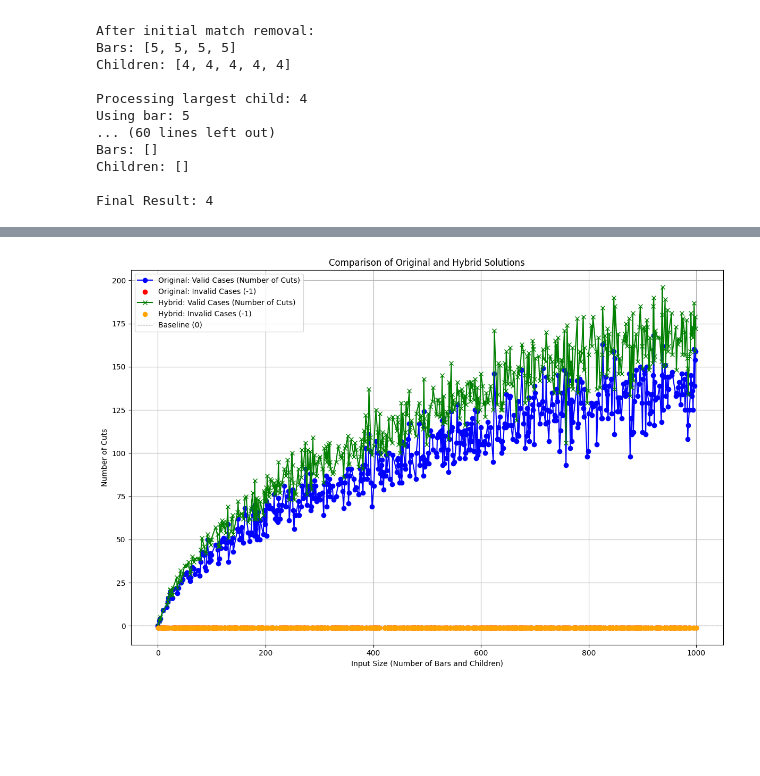
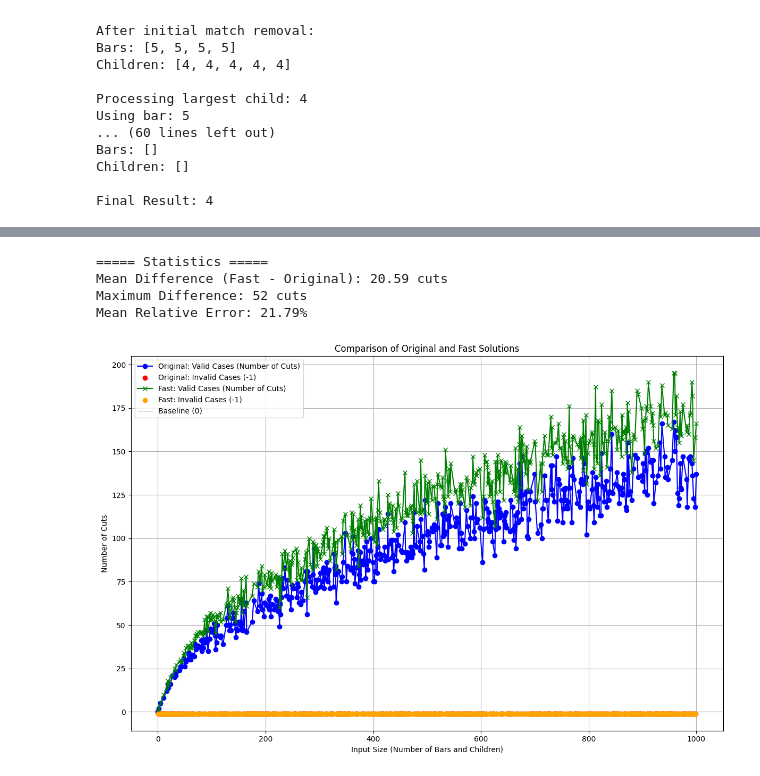
Before and after one commit to kasattack567/Computer-Science, a Jupyter notebook: Chocolate_bar.ipynb, the cells around one changed output, grey strips where cells are left out. Saved outputs shown, nothing was run; the diff lists cells and outputs as text; code cells hidden in the pictures; blank space fills up the shorter version.

```diff
--- a/Chocolate_bar.ipynb
+++ b/Chocolate_bar.ipynb
@@ -339,6 +233,7 @@ PASS
 import random
 import matplotlib.pyplot as plt
 from typing import List
+import statistics
 
 if __name__ == "__main__":
     # Parameters for simulation
@@ -346,11 +241,13 @@ if __name__ == "__main__":
     step = 1  # Incremental step for the size
     sizes = range(0, max_size + 1, step)
 
-    # Results for original and hybrid solutions
+    # Results for original and fast solutions
     valid_results_original = []
     invalid_results_original = []
-    valid_results_hybrid = []
-    invalid_results_hybrid = []
+    valid_results_fast = []
+    invalid_results_fast = []
+    differences = []
+    relative_errors = []
 
     # Run simulations for increasing input sizes
     for size in sizes:
@@ -358,50 +255,71 @@ if __name__ == "__main__":
         children = [random.randint(1, 100) for _ in range(size)]
 
         # Original solution
-        cuts_original = chocolate_challenge(bars[:], children[:])
+        cuts_original = chocolate_challenge(bars[:], children[:], final_remove_matches=True)  # Original behavior
         if cuts_original == -1:
             invalid_results_original.append((size, cuts_original))
         else:
             valid_results_original.append((size, cuts_original))
 
-        # Hybrid solution
-        cuts_hybrid = chocolate_challenge_hybrid(bars[:], children[:])
-        if cuts_hybrid == -1:
-            invalid_results_hybrid.append((size, cuts_hybrid))
+        # Fast solution (reusing the same function but skipping final remove_matches)
+        cuts_fast = chocolate_challenge(bars[:], children[:], final_remove_matches=False)  # Fast behavior
+        if cuts_fast == -1:
+            invalid_results_fast.append((size, cuts_fast))
         else:
-            valid_results_hybrid.append((size, cuts_hybrid))
+            valid_results_fast.append((size, cuts_fast))
+
+            # Calculate differences and relative errors
+            if cuts_original > 0:  # Only calculate for valid cases
+                difference = cuts_fast - cuts_original
+                relative_error = (difference / cuts_original) * 100
+                differences.append(difference)
+                relative_errors.append(relative_error)
+
+    # Summary Statistics
+    mean_difference = statistics.mean(differences) if differences else 0
+    max_difference = max(differences) if differences else 0
+    mean_relative_error = statistics.mean(relative_errors) if relative_errors else 0
+
+    print("===== Statistics =====")
+    print(f"Mean Difference (Fast - Original): {mean_difference:.2f} cuts")
+    print(f"Maximum Difference: {max_difference} cuts")
+    print(f"Mean Relative Error: {mean_relative_error:.2f}%")
 
     # Separate valid and invalid points for both solutions
     valid_sizes_original, valid_cuts_original = zip(*valid_results_original) if valid_results_original else ([], [])
     invalid_sizes_original, invalid_cuts_original = zip(*invalid_results_original) if invalid_results_original else ([], [])
-    valid_sizes_hybrid, valid_cuts_hybrid = zip(*valid_results_hybrid) if valid_results_hybrid else ([], [])
-    invalid_sizes_hybrid, invalid_cuts_hybrid = zip(*invalid_results_hybrid) if invalid_results_hybrid else ([], [])
+    valid_sizes_fast, valid_cuts_fast = zip(*valid_results_fast) if valid_results_fast else ([], [])
+    invalid_sizes_fast, invalid_cuts_fast = zip(*invalid_results_fast) if invalid_results_fast else ([], [])
 
     # Plot results
     plt.figure(figsize=(12, 8))
 
     # Original solution valid and invalid points
     if valid_results_original:
         plt.plot(valid_sizes_original, valid_cuts_original, marker='o', linestyle='-', color='blue', label='Original: Valid Cases (Number of Cuts)')
     if invalid_results_original:
         plt.scatter(invalid_sizes_original, invalid_cuts_original, color='red', label='Original: Invalid Cases (-1)', zorder=5)
 
-    # Hybrid solution valid and invalid points
-    if valid_results_hybrid:
-        plt.plot(valid_sizes_hybrid, valid_cuts_hybrid, marker='x', linestyle='-', color='green', label='Hybrid: Valid Cases (Number of Cuts)')
-    if invalid_results_hybrid:
-        plt.scatter(invalid_sizes_hybrid, invalid_cuts_hybrid, color='orange', label='Hybrid: Invalid Cases (-1)', zorder=5)
+    # Fast solution valid and invalid points
+    if valid_results_fast:
+        plt.plot(valid_sizes_fast, valid_cuts_fast, marker='x', linestyle='-', color='green', label='Fast: Valid Cases (Number of Cuts)')
+    if invalid_results_fast:
+        plt.scatter(invalid_sizes_fast, invalid_cuts_fast, color='orange', label='Fast: Invalid Cases (-1)', zorder=5)
 
     # Labels and decorations
-    plt.title("Comparison of Original and Hybrid Solutions")
+    plt.title("Comparison of Original and Fast Solutions")
     plt.xlabel("Input Size (Number of Bars and Children)")
     plt.ylabel("Number of Cuts")
     plt.axhline(y=0, color='black', linestyle='--', linewidth=0.7, label='Baseline (0)')
     plt.grid(True)
     plt.legend()
     plt.tight_layout()
     plt.show()
 # %% [output]
+===== Statistics =====
+Mean Difference (Fast - Original): 20.59 cuts
+Maximum Difference: 52 cuts
+Mean Relative Error: 21.79%
-[figure, old version]
+[figure, new version]
 # %%
 import random
```
Also changed, not shown: parts of 9 cells of this notebook.
